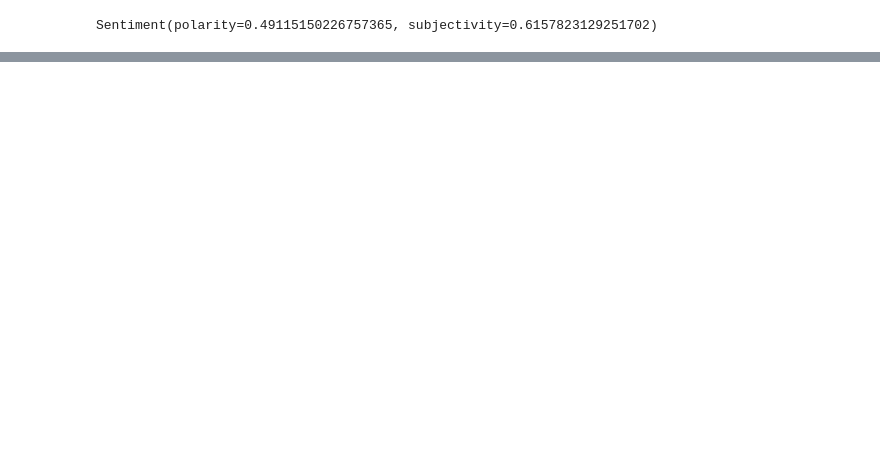
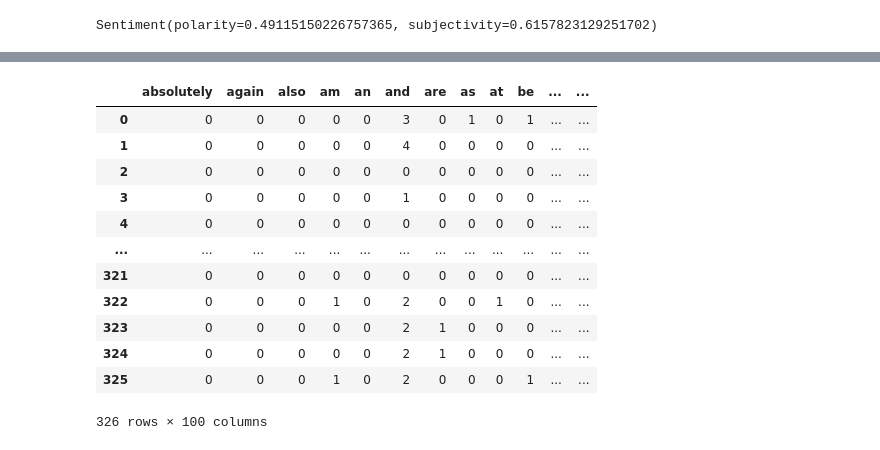
Before and after one commit to mikel-imaz/projects, a Jupyter notebook: _sources/notebooks/olele-analysis.ipynb, the cells around one changed output, grey strips where cells are left out. Cells and saved outputs as stored; diff of their text form; code cells hidden in the pictures; blank space fills up the shorter version.

```diff
--- a/_sources/notebooks/olele-analysis.ipynb
+++ b/_sources/notebooks/olele-analysis.ipynb
@@ -252,0 +252,27 @@ plt.show()
+# %%
+# Build the vectorizer, specify max features
+vect = CountVectorizer(max_features=100)
+
+# Fit the vectorizer
+vect.fit(olele["text"])
+
+# Transform the review column
+X_review = vect.transform(olele["text"])
+
+# Create the bow representation
+X_df=pd.DataFrame(X_review.toarray(), columns=vect.get_feature_names_out())
+X_df
+# %% [output]
+|  | absolutely | again | also | am | an | and | are | as | at | be | ... | ... |
+| 0 | 0 | 0 | 0 | 0 | 0 | 3 | 0 | 1 | 0 | 1 | ... | ... |
+| 1 | 0 | 0 | 0 | 0 | 0 | 4 | 0 | 0 | 0 | 0 | ... | ... |
+| 2 | 0 | 0 | 0 | 0 | 0 | 0 | 0 | 0 | 0 | 0 | ... | ... |
+| 3 | 0 | 0 | 0 | 0 | 0 | 1 | 0 | 0 | 0 | 0 | ... | ... |
+| 4 | 0 | 0 | 0 | 0 | 0 | 0 | 0 | 0 | 0 | 0 | ... | ... |
+| ... | ... | ... | ... | ... | ... | ... | ... | ... | ... | ... | ... | ... |
+| 321 | 0 | 0 | 0 | 0 | 0 | 0 | 0 | 0 | 0 | 0 | ... | ... |
+| 322 | 0 | 0 | 0 | 1 | 0 | 2 | 0 | 0 | 1 | 0 | ... | ... |
+| 323 | 0 | 0 | 0 | 0 | 0 | 2 | 1 | 0 | 0 | 0 | ... | ... |
+| 324 | 0 | 0 | 0 | 0 | 0 | 2 | 1 | 0 | 0 | 0 | ... | ... |
+| 325 | 0 | 0 | 0 | 1 | 0 | 2 | 0 | 0 | 0 | 1 | ... | ... |
+326 rows × 100 columns
```
Also changed, not shown: parts of 22 cells of this notebook, 11 other files.
